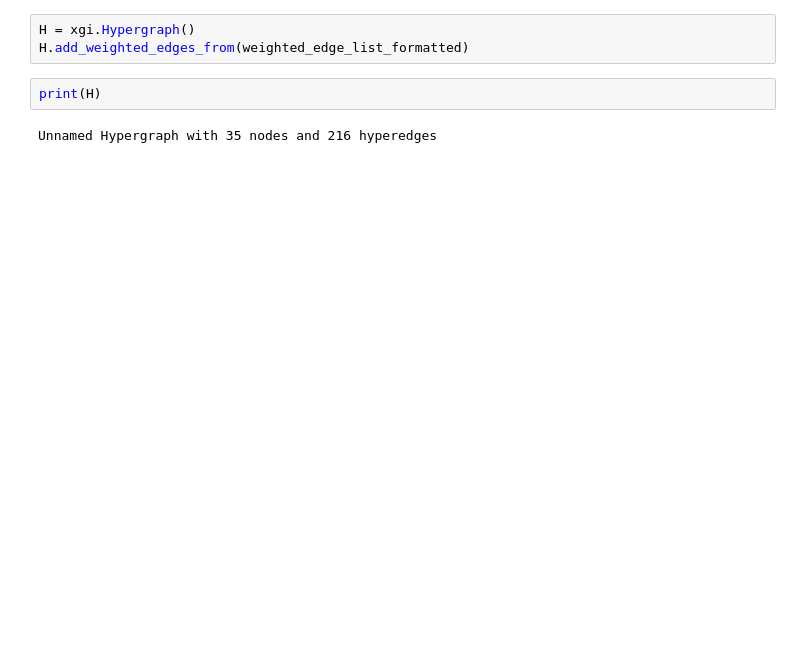
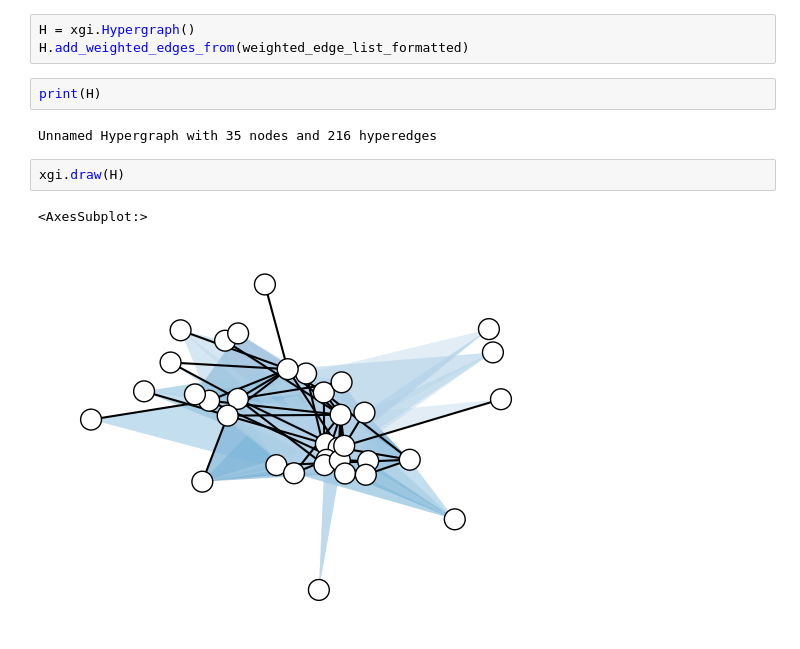
Before and after one commit to DAAAAMNSocialJustice/disruptjmm, a Jupyter notebook: codes_hypergraph/Hypergraph of codes.ipynb, the cells around one changed output. Saved outputs shown, nothing was run; the diff lists cells and outputs as text; blank space fills up the shorter version.

Commit message:
Add graph and eigenvector centrality

```diff
--- a/codes_hypergraph/Hypergraph of codes.ipynb
+++ b/codes_hypergraph/Hypergraph of codes.ipynb
@@ -57,3 +58,8 @@ H.add_weighted_edges_from(weighted_edge_list_formatted)
 print(H)
 # %% [output]
 Unnamed Hypergraph with 35 nodes and 216 hyperedges
+# %%
+xgi.draw(H)
+# %% [output]
+<AxesSubplot:>
+[figure, added]
```
Also changed, not shown: parts of 2 cells of this notebook.
